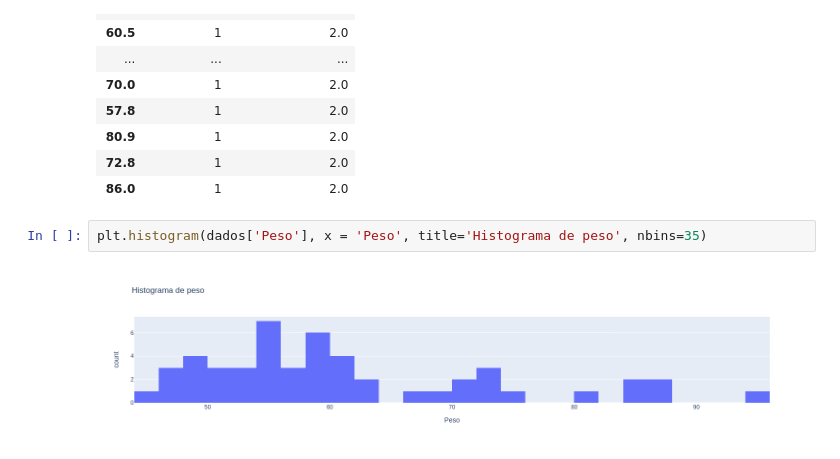
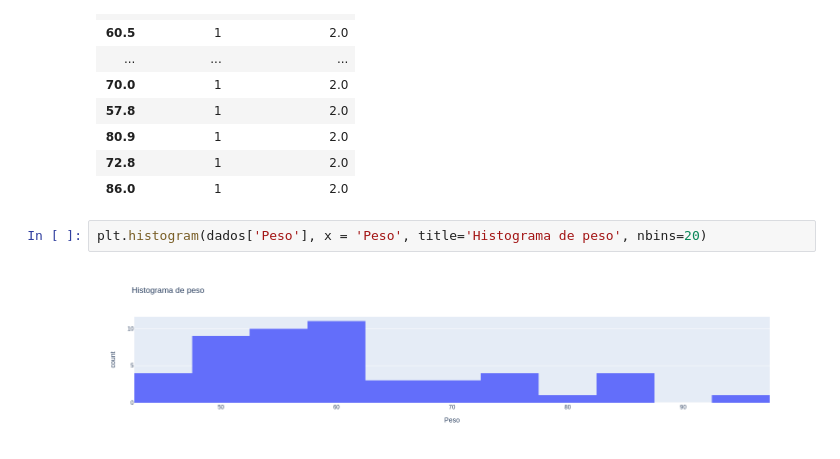
Before and after one commit to alnnu/ProbabilidadeEstatistica, a Jupyter notebook: analise de dados/tarefa1/tarefa1.ipynb, the cells around one changed output. Cells and saved outputs as stored; diff of their text form.

```diff
--- a/analise de dados/tarefa1/tarefa1.ipynb
+++ b/analise de dados/tarefa1/tarefa1.ipynb
@@ -137,6 +137,6 @@ dis
 | 72.8 | 1 | 2.0 |
 | 86.0 | 1 | 2.0 |
 # %%
-plt.histogram(dados['Peso'], x = 'Peso', title='Histograma de peso', nbins=35)
+plt.histogram(dados['Peso'], x = 'Peso', title='Histograma de peso', nbins=20)
 # %% [output]
-[figure, old version]
+[figure, new version]
```
Also changed, not shown: parts of 2 cells of this notebook, 1 other file.
